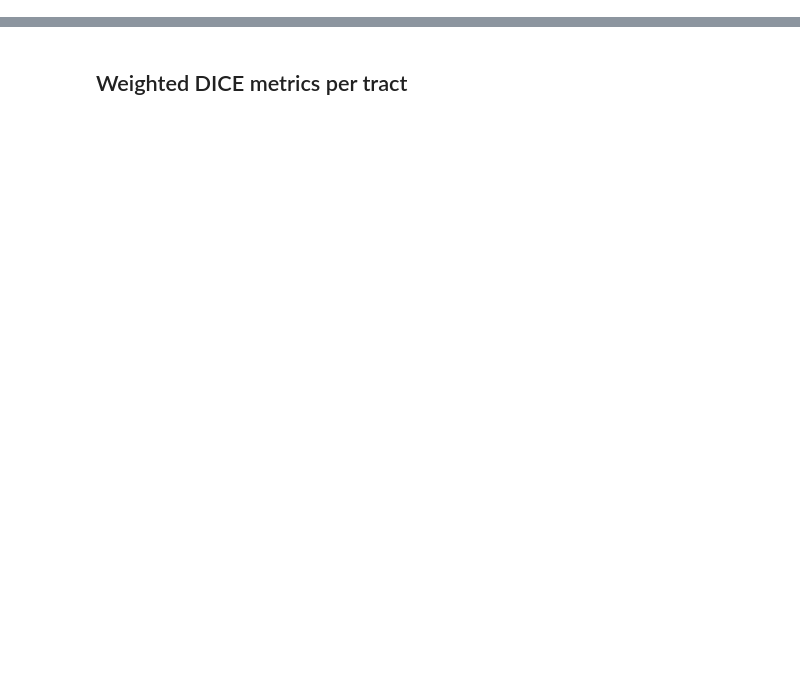
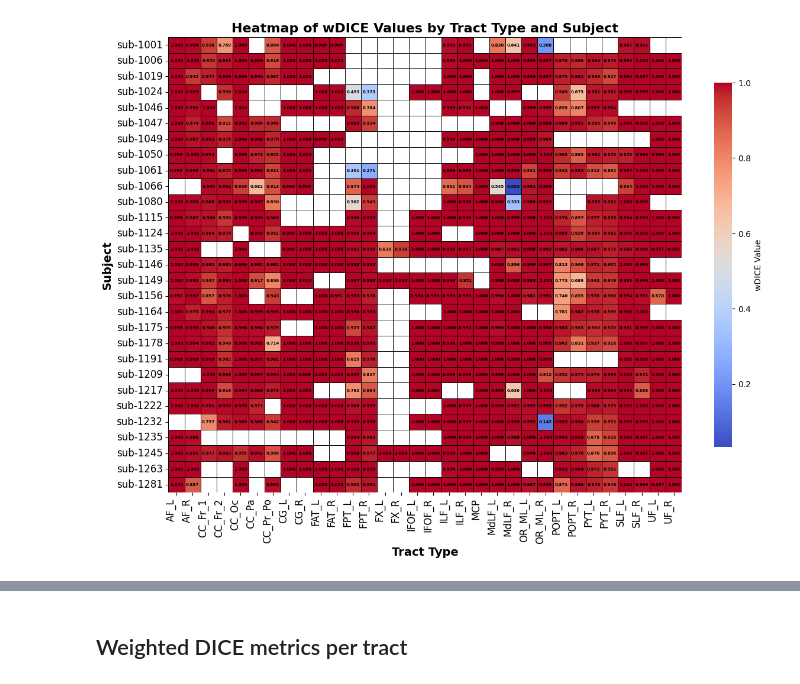
Before and after one commit to pablorocg/master_thesis, a Jupyter notebook: resultados/results_analysis.ipynb, the cells around one changed output, grey strips where cells are left out. Cells and saved outputs as stored; diff of their text form; code cells hidden in the pictures; blank space fills up the shorter version.

```diff
--- a/resultados/results_analysis.ipynb
+++ b/resultados/results_analysis.ipynb
@@ -102,0 +7,50 @@ print(tract_stats)
+# %%
+import pandas as pd
+import matplotlib.pyplot as plt
+import seaborn as sns
+
+# Cargar el archivo CSV
+file_path = '/app/resultados/results_checkpoint_Tractoinferno_GCN_512_0.csv'#'/app/resultados/results_checkpoint_HCP_105_without_CC_finetuned_GCN_0_3.61.csv'  # Ajusta la ruta según sea necesario
+df = pd.read_csv(file_path)
+
+
+# Pivot the data for the heatmap
+try:
+    heatmap_data = df.pivot(index="subject_id", columns="tract", values="wDICE")
+except Exception as e:
+    raise ValueError(f"Error al hacer pivot de los datos: {e}")
+# Improve the aesthetics of the heatmap for better presentation
+plt.figure(figsize=(14, 10))
+
+# Define a custom colormap
+cmap = sns.color_palette("coolwarm", as_cmap=True)
+
+# Create the heatmap with improved aesthetics
+sns.heatmap(
+    heatmap_data,
+    annot=True,
+    fmt=".3f",
+    cmap=cmap,
+    cbar=True,
+    linewidths=0.5,
+    linecolor='black',
+    cbar_kws={"shrink": 0.8, "label": "wDICE Value"},
+    annot_kws={"size": 5, "weight": "bold", "color": "black"},
+)
+
+# Set labels and title with improved fonts and styles
+plt.xlabel("Tract Type", fontsize=14, fontweight='bold')
+plt.ylabel("Subject", fontsize=14, fontweight='bold')
+plt.title("Heatmap of wDICE Values by Tract Type and Subject", fontsize=16, fontweight='bold')
+
+# Rotate the x-axis labels for better readability
+plt.xticks(rotation=90, ha='right', fontsize=12)
+plt.yticks(fontsize=12)
+
+# Add gridlines for better separation of the cells
+# plt.grid(visible=True, color='gray', linestyle='-', linewidth=0.7)
+
+# Show the improved plot
+plt.show()
+# %% [output]
+[figure, added]
```
Also changed, not shown: parts of 16 cells of this notebook, 33 other files.
